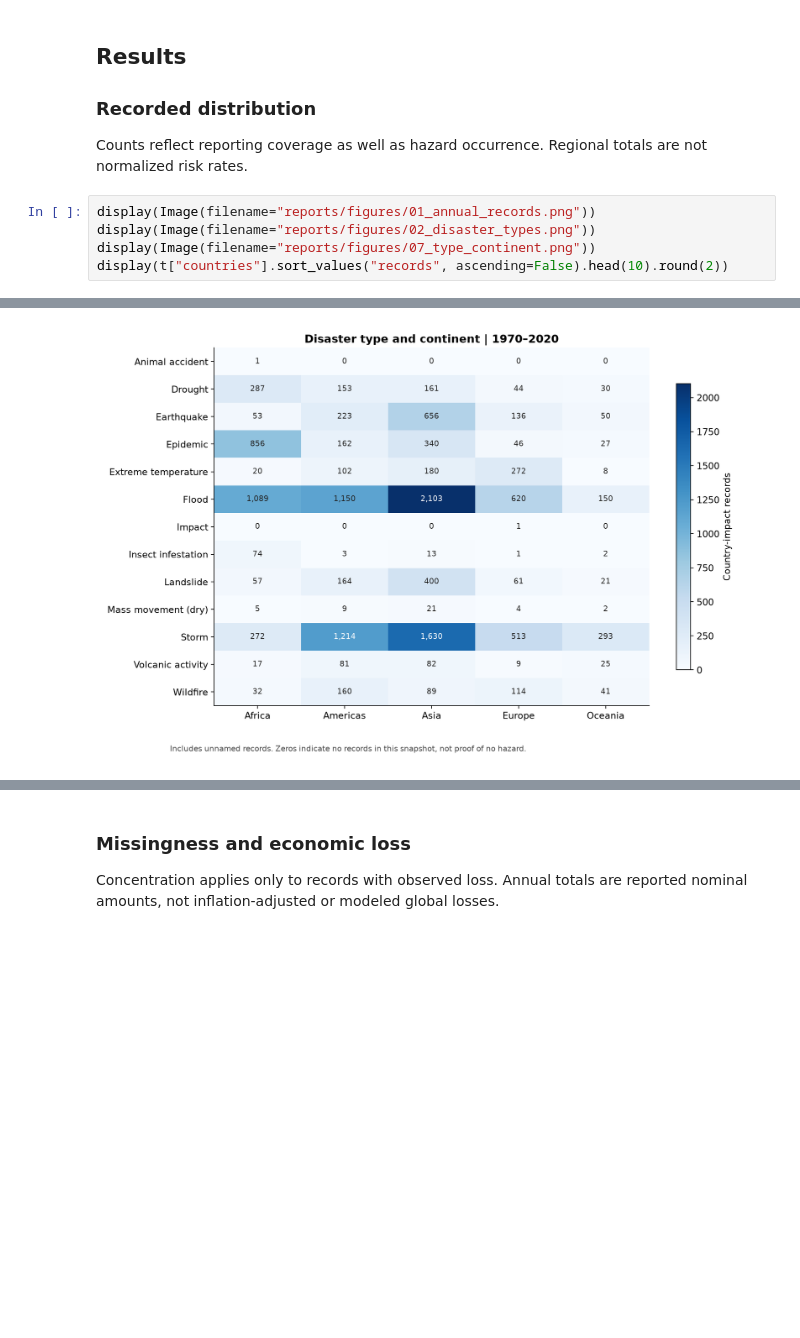
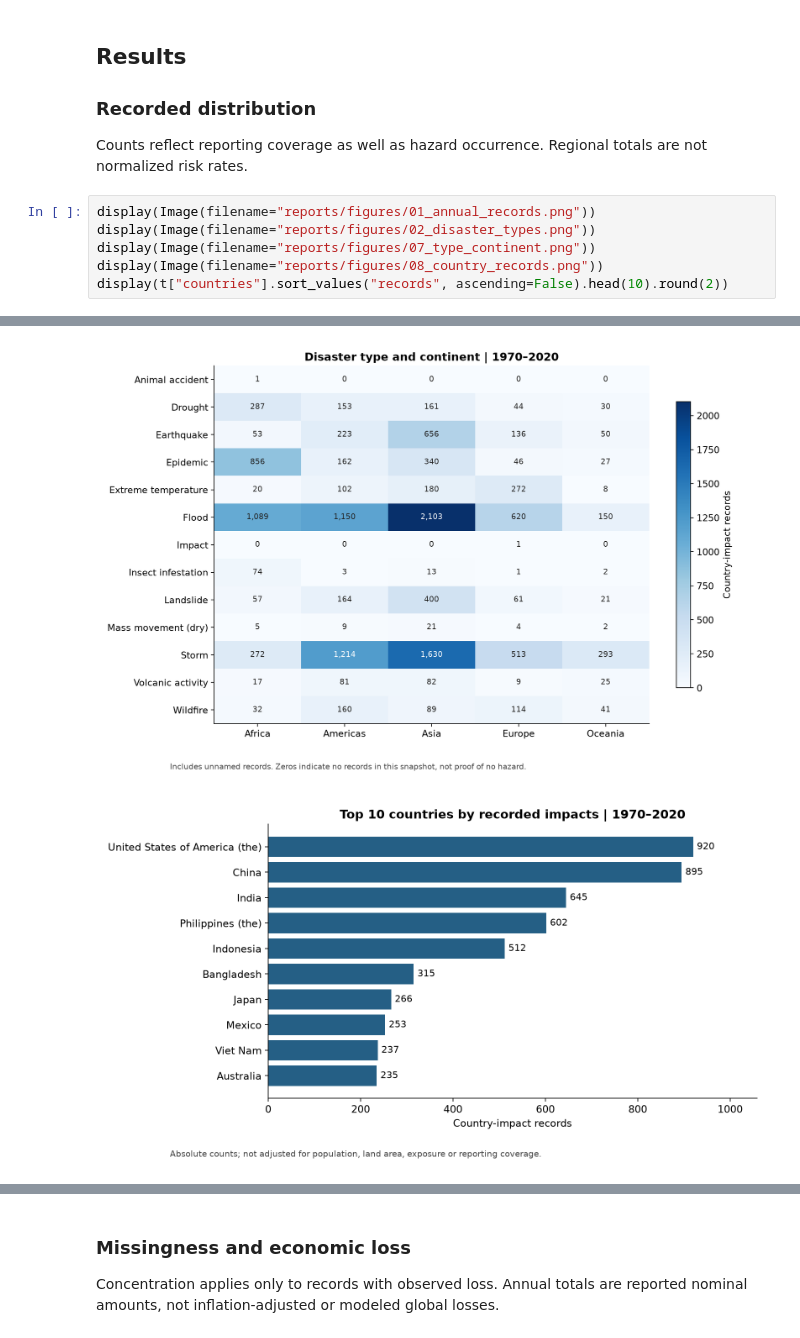
Before and after one commit to Ryshcyn/global-disaster-analysis, a Jupyter notebook: notebooks/disaster_analysis.ipynb, the cells around one changed output, grey strips where cells are left out. Drawn from its saved outputs; the diff is of its cells as text; blank space fills up the shorter version.

```diff
--- a/notebooks/disaster_analysis.ipynb
+++ b/notebooks/disaster_analysis.ipynb
@@ -61,12 +61,14 @@ Counts reflect reporting coverage as well as hazard occurrence. Regional totals
 # %%
 display(Image(filename="reports/figures/01_annual_records.png"))
 display(Image(filename="reports/figures/02_disaster_types.png"))
 display(Image(filename="reports/figures/07_type_continent.png"))
+display(Image(filename="reports/figures/08_country_records.png"))
 display(t["countries"].sort_values("records", ascending=False).head(10).round(2))
 # %% [output]
 [figure]
 [figure]
 [figure]
+[figure, added]
 |  | Country | ISO | records | damage_observed | reported_damage_thousand_usd | deaths_observed | reported_deaths | ... |
 | 213 | United States of America (the) | USA | 920 | 561 | 1.177164e+09 | 614 | 17556.0 | ... |
 | 40 | China | CHN | 895 | 537 | 5.832000e+08 | 711 | 457982.0 | ... |
```
Also changed, not shown: parts of 1 cell of this notebook, 10 other files.
